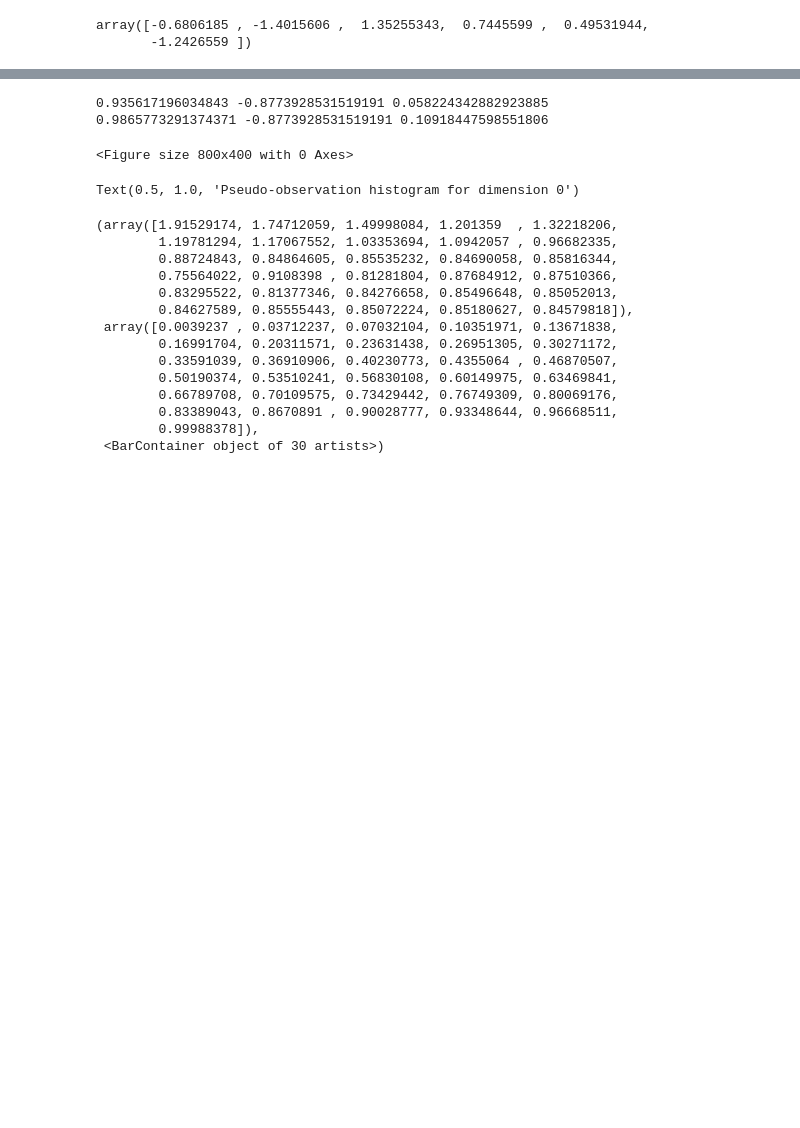
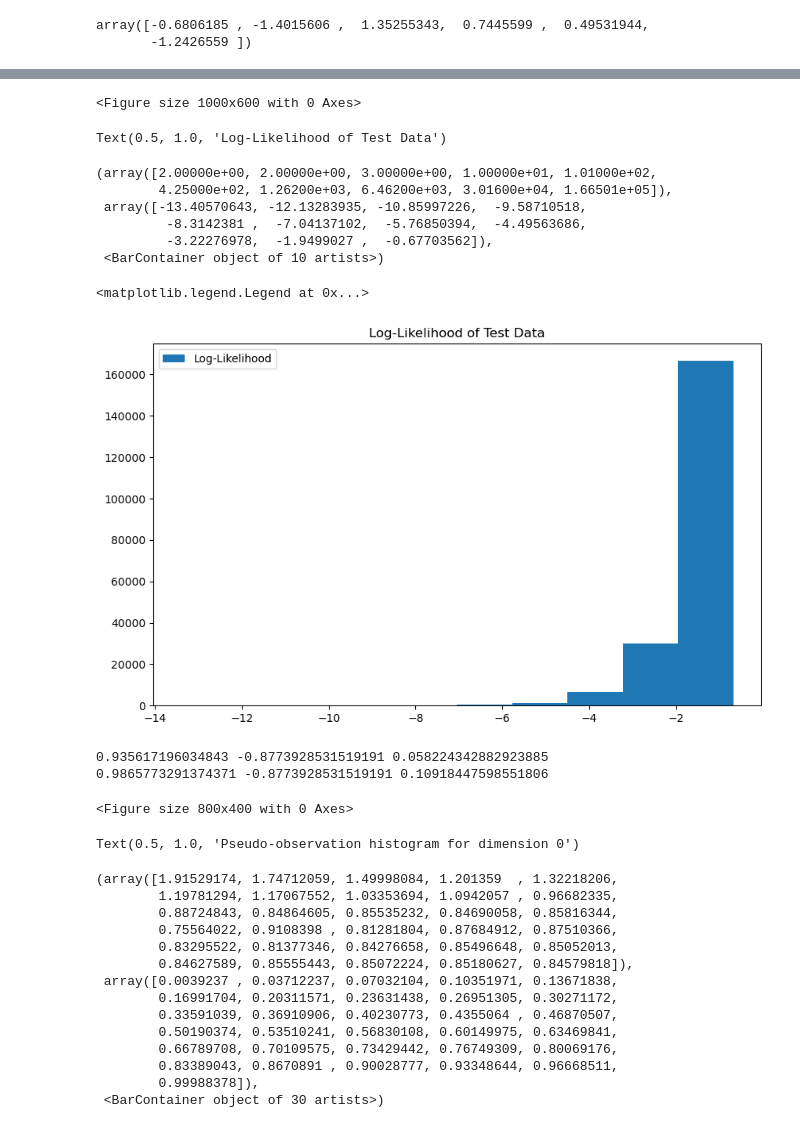
Before and after one commit to vinecopulib/pyvinecopulib, a Jupyter notebook: examples/forests/uci.ipynb, the cells around one changed output, grey strips where cells are left out. Saved outputs shown, nothing was run; the diff lists cells and outputs as text; code cells hidden in the pictures; blank space fills up the shorter version.

```diff
--- a/examples/forests/uci.ipynb
+++ b/examples/forests/uci.ipynb
@@ -458,3 +547,20 @@ np.float64(0.9865773291374371)
+# %%
+plt.figure(figsize=(10, 6))
+plt.title("Log-Likelihood of Test Data")
+plt.hist(margins_loglik[:, 1], label="Log-Likelihood")
+plt.legend()
+plt.show()
+# %% [output]
+<Figure size 1000x600 with 0 Axes>
+Text(0.5, 1.0, 'Log-Likelihood of Test Data')
+(array([2.00000e+00, 2.00000e+00, 3.00000e+00, 1.00000e+01, 1.01000e+02,
+        4.25000e+02, 1.26200e+03, 6.46200e+03, 3.01600e+04, 1.66501e+05]),
+ array([-13.40570643, -12.13283935, -10.85997226,  -9.58710518,
+         -8.3142381 ,  -7.04137102,  -5.76850394,  -4.49563686,
+         -3.22276978,  -1.9499027 ,  -0.67703562]),
+ <BarContainer object of 10 artists>)
+<matplotlib.legend.Legend at 0x...>
+[figure, added]
 # %%
 u_tst = np.column_stack([margins[i].cdf(x_tst[:, i]) for i in range(d)])
 margins_loglik = np.column_stack(
```
Also changed, not shown: parts of 7 cells of this notebook, 1 other file.
